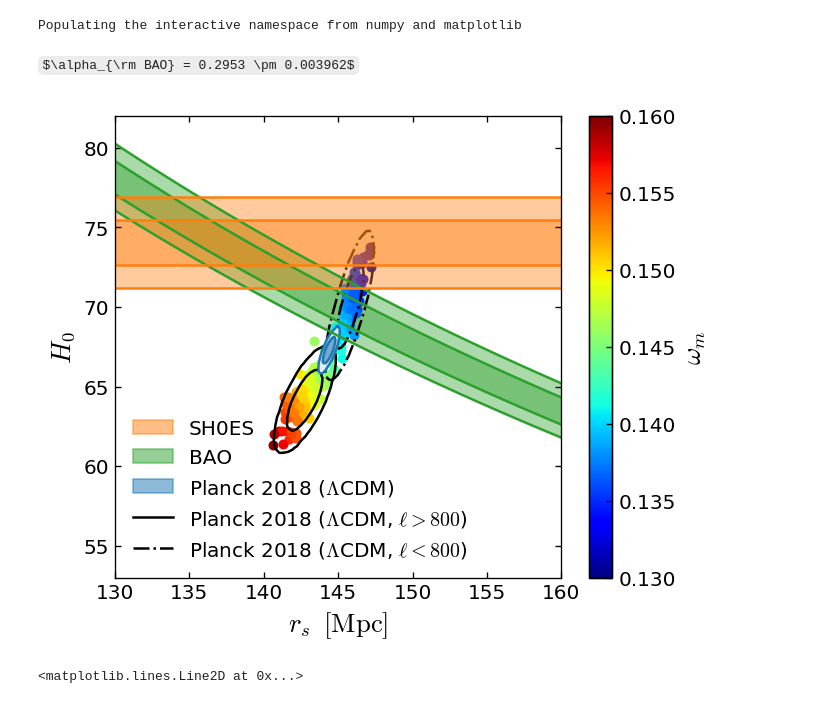
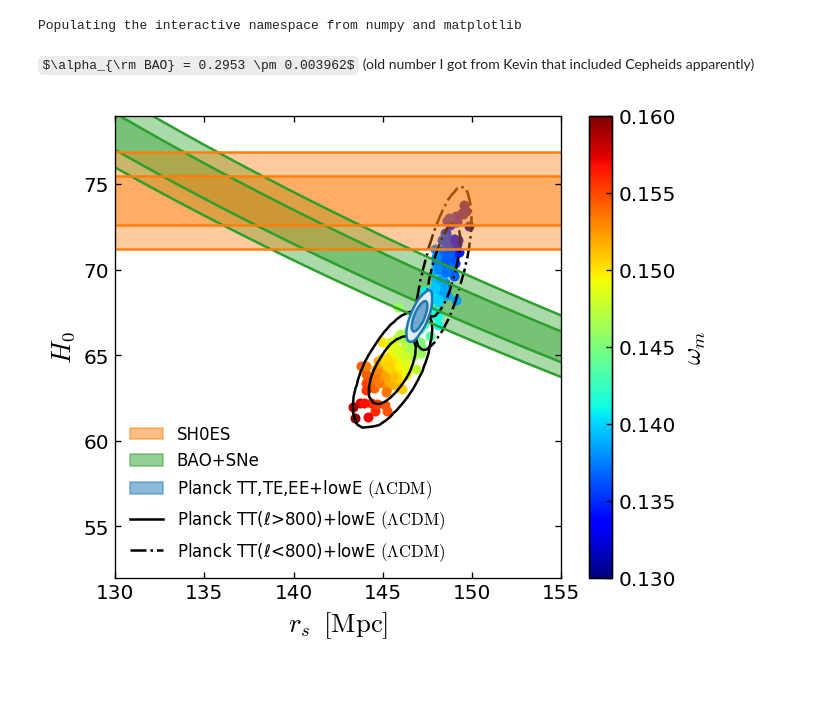
Before and after one commit to marius311/hubblehunters, a Jupyter notebook: rs-H0.ipynb, the cells around one changed output. Saved outputs shown, nothing was run; the diff lists cells and outputs as text; code cells hidden in the pictures; some formulas as TeX source.

Commit message:
figure updates

```diff
--- a/rs-H0.ipynb
+++ b/rs-H0.ipynb
@@ -14,11 +14,14 @@ planck = load_cosmomc_chain("/home/marius/work/planck/chains/base/plikHM_TTTEEE_
 bao = load_cosmomc_chain("/home/marius/work/planck/chains/base/BAO_Cooke17_Pantheon/base_BAO_Cooke17_Pantheon")
 # %%
 SH0ES = (74.03, 1.42)
+# %%
+# directH0 = (73.3, 0.8)
+directH0 = SH0ES
 # %% [markdown]
-$\alpha_{\rm BAO} = 0.2953 \pm 0.003962$
+$\alpha_{\rm BAO} = 0.2953 \pm 0.003962$ (old number I got from Kevin that included Cepheids apparently)
 # %%
-αBAO = 0.2953
-σαBAO = 0.003962
+αBAO = 0.2954
+σαBAO = 0.004055
 # %%
 rs = linspace(130,160)
 # %%
@@ -30,51 +35,48 @@ figure(figsize=(6,5))
 # bao.join().like2d("rstar*","H0*", nbins=25, smooth=0.9, c="C3")
 
 for nσ in (1,2):
     fill_between(rs, *(2.998e3/((αBAO+x*nσ*σαBAO)*rs) for x in (-1,1)), alpha=0.4, color="C2", lw=0, zorder=-1)
     for x in (-1,1):
-        plot(rs, 2.998e3/((αBAO+x*nσ*σαBAO)*rs), color="C2")
+        plot(rs, 2.998e3/((αBAO+x*nσ*σαBAO)*rs), color="C2", zorder=1)
 
 
-planck.join().like2d("rstar*","H0*", nbins=25, smooth=0.9, c="C0", zorder=2)
+planck.join().like2d("rdrag*","H0*", nbins=25, smooth=0.9, c="C0", zorder=2)
 
-lowl.join().like2d("rstar*","H0*", nbins=25, smooth=0.9, c="k", linestyles="-.", filled=False, zorder=1)
-_,cax = lowl.join().likepoints("rstar*","H0*","omegamh2*", npoints=100, zorder=1, cmap=get_cmap("jet"), clim=(0.13,0.16))
+lowl.join().like2d("rdrag*","H0*", nbins=25, smooth=0.9, c="k", linestyles="-.", filled=False, zorder=1)
+_,cax = lowl.join().likepoints("rdrag*","H0*","omegamh2*", npoints=100, zorder=1, cmap=get_cmap("jet"), clim=(0.13,0.16))
 
-highl.join().like2d("rstar*","H0*", nbins=25, smooth=0.9, c="k", linestyles="-", filled=False, zorder=1)
-highl.join().likepoints("rstar*","H0*","omegamh2*", npoints=100, zorder=1, cmap=get_cmap("jet"), cax=cax, clim=(0.13,0.16))
+highl.join().like2d("rdrag*","H0*", nbins=25, smooth=0.9, c="k", linestyles="-", filled=False, zorder=1)
+highl.join().likepoints("rdrag*","H0*","omegamh2*", npoints=100, zorder=1, cmap=get_cmap("jet"), cax=cax, clim=(0.13,0.16))
 
 
 
 for x in [1,2]:
-    fill_between(xlim(), *[[SH0ES[0] + a*x*SH0ES[1]] for a in [-1,1]], color="C1", alpha=0.4, lw=0)
+    fill_between(xlim(), *[[directH0[0] + a*x*directH0[1]] for a in [-1,1]], color="C1", alpha=0.4, lw=0)
     for a in [-1,1]:
-        plot(xlim(), [SH0ES[0] + a*x*SH0ES[1]]*2, color="C1")
+        plot(xlim(), [directH0[0] + a*x*directH0[1]]*2, color="C1")
 
 xlabel(r"$r_s \;\; [\rm Mpc]$")
 ylabel(r"$H_0$")
 
-xlim(130,160)
-ylim(53,82)
+xlim(130,155)
+ylim(52,79)
 
 from matplotlib.patches import Patch
 
 legend_elements = [
 
     Patch(color="C1", alpha=0.5, label="SH0ES"),
-    Patch(color="C2", alpha=0.5, label="BAO"),
-    Patch(color="C0", alpha=0.5, label="Planck 2018 ($\Lambda$CDM)"),
-    Line2D([0],[0],c="k", label="Planck 2018 ($\Lambda$CDM, $\ell>800$)"),
-    Line2D([0],[0],c="k", label="Planck 2018 ($\Lambda$CDM, $\ell<800$)", ls="-.")
+    Patch(color="C2", alpha=0.5, label="BAO+SNe"),
+    Patch(color="C0", alpha=0.5, label=r"Planck TT,TE,EE+lowE $(\Lambda \rm CDM)$"),
+    Line2D([0],[0],c="k", label=r"Planck TT(ℓ>800)+lowE $(\Lambda \rm CDM)$"),
+    Line2D([0],[0],c="k", label=r"Planck TT(ℓ<800)+lowE $(\Lambda \rm CDM)$", ls="-.")
+]
 
-]
+# plot(147, 71, "kx", markersize=10, markeredgewidth=4)
 
 cax.set_ylabel("$\omega_m$")
 
-legend(handles=legend_elements, loc="lower left")
+legend(handles=legend_elements, loc="lower left", fontsize=10)
 savefig("paper/Figures/rs-H0.pdf", bbox_inches="tight")
 # %% [output]
-[figure, old version]
+[figure, new version]
-# %%
-Line2D([0],[0],c="k",ls="-")
-# %% [output]
-<matplotlib.lines.Line2D at 0x...>
```
Also changed, not shown: parts of 1 cell of this notebook, 1 other file.
